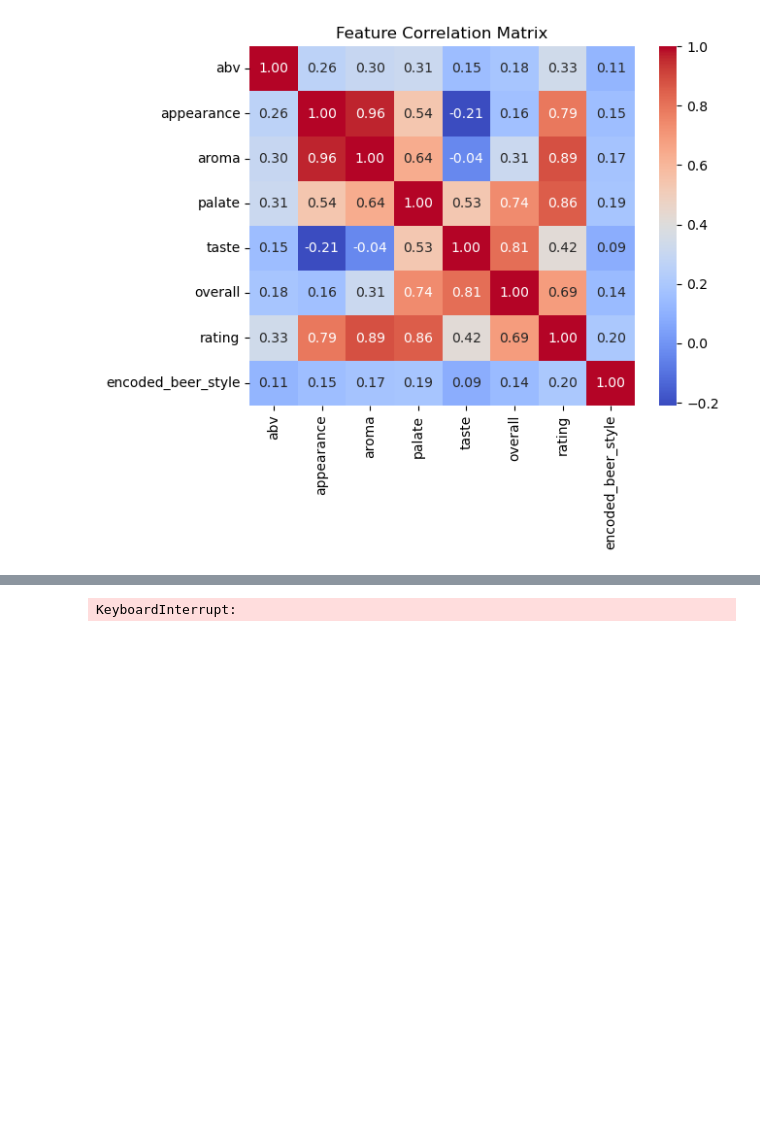
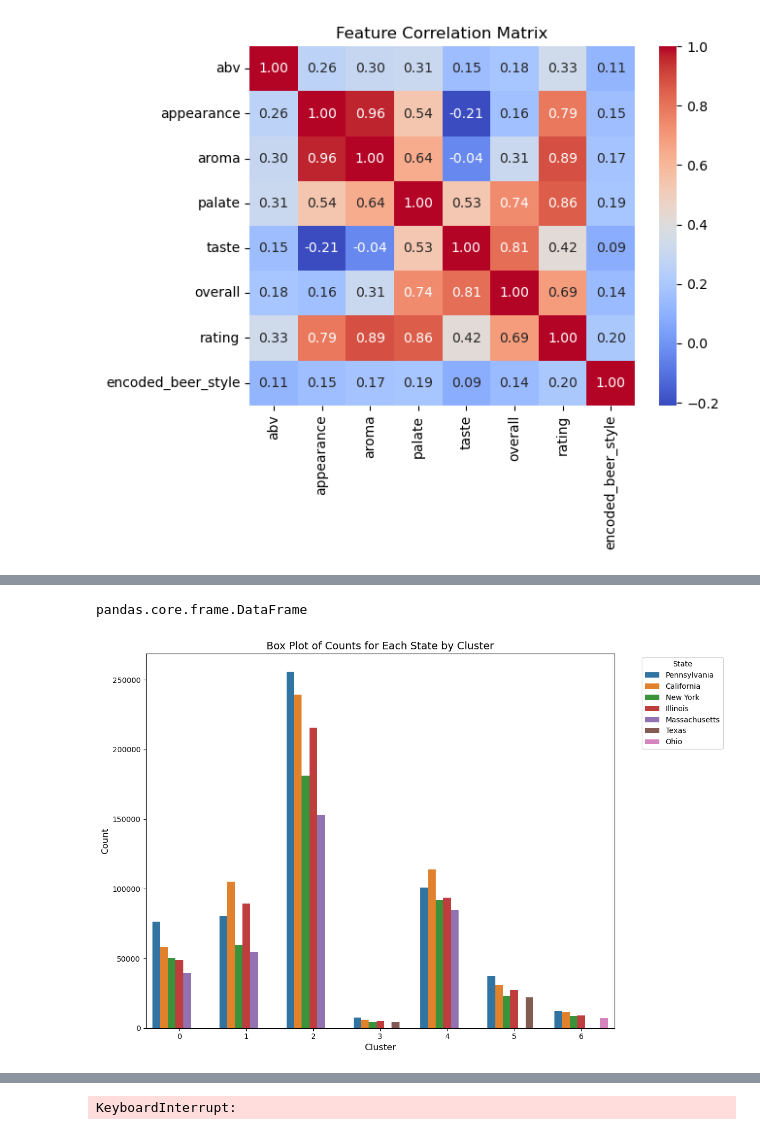
Before and after one commit to epfl-ada/ada-2024-project-x0x0, a Jupyter notebook: src/questions/KNN.ipynb, the cells around one changed output, grey strips where cells are left out. Drawn from its saved outputs; the diff is of its cells as text; code cells hidden in the pictures; blank space fills up the shorter version.

Commit message:
adding better look at bad clustering

```diff
--- a/src/questions/KNN.ipynb
+++ b/src/questions/KNN.ipynb
@@ -179,3 +179,35 @@ if 'beer_state' in cluster_labels_df.columns:
+# %%
+user_cluster_state_counts_t = user_cluster_state_counts.T
+type(user_cluster_state_counts_t)
+# %% [output]
+pandas.core.frame.DataFrame
+# %%
+top_5_data =[]
+for clusters in user_cluster_state_counts_t.items():
+    #print(clusters[0])
+    #print(clusters[1].nlargest(5))
+    #print(clusters[1].nlargest(5).values)
+
+    top_states = clusters[1].nlargest(5).index
+    top_values = clusters[1].nlargest(5).values
+    top_5_data.append(pd.DataFrame({'state': top_states, 'count': top_values, 'cluster': clusters[0]}))
+    #print(top_5_data)
+
+top_5_df = pd.concat(top_5_data)
+#print(top_5_df)
+
+plt.figure(figsize=(12, 8))
+sns.barplot(data=top_5_df, x='cluster', y='count', hue='state', dodge=True)
+
+plt.title("Box Plot of Counts for Each State by Cluster", fontsize=14)
+plt.xlabel("Cluster", fontsize=12)
+plt.ylabel("Count", fontsize=12)
+plt.legend(title="State", bbox_to_anchor=(1.05, 1), loc='upper left')
+
+plt.tight_layout()
+plt.show()
+# %% [output]
+[figure, added]
 # %%
 features = X_scaled.drop('cluster', axis=1)
 
```
Also changed, not shown: parts of 4 cells of this notebook.
